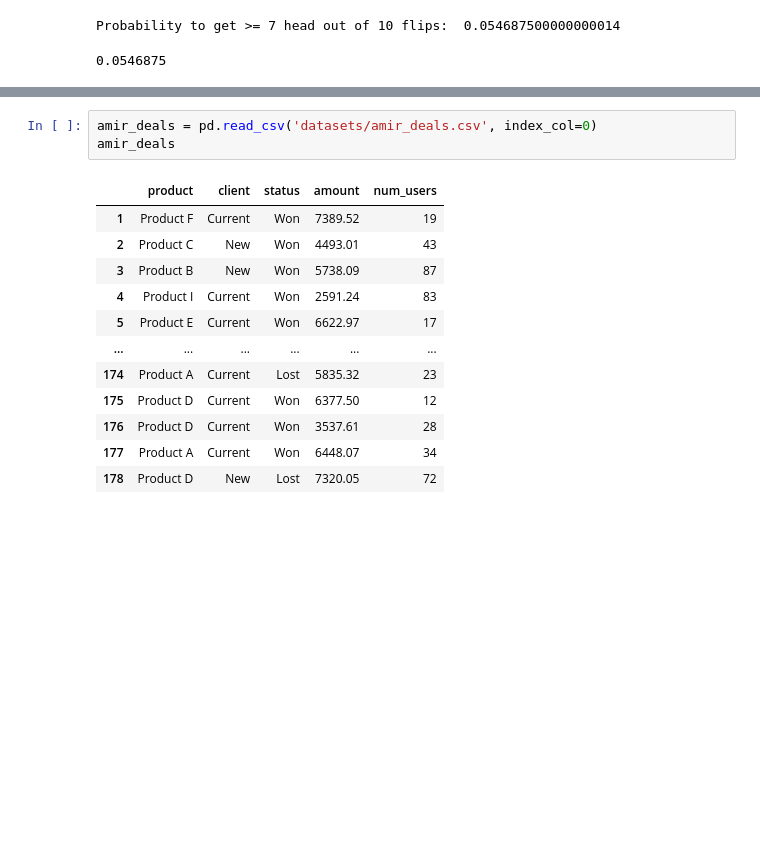
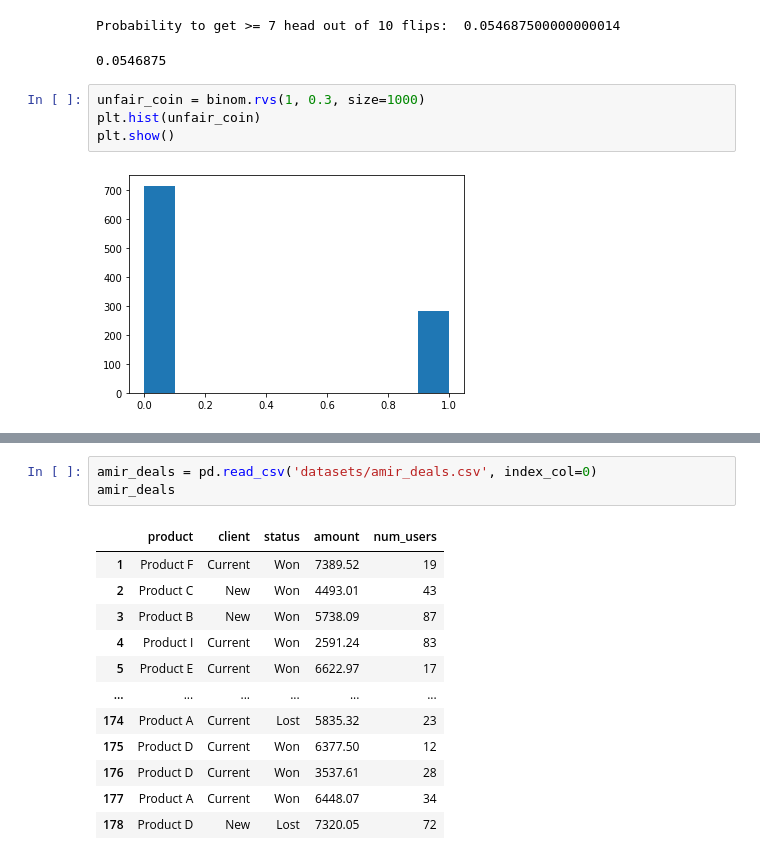
Before and after one commit to yuriikoval1997/datacamp-trainings, a Jupyter notebook: numpy101/statistics.ipynb, the cells around one changed output, grey strips where cells are left out. Cells and saved outputs as stored; diff of their text form; blank space fills up the shorter version.

```diff
--- a/numpy101/statistics.ipynb
+++ b/numpy101/statistics.ipynb
@@ -319,3 +320,9 @@ print('Probability to get >= 7 head out of 10 flips: ', binom.sf(num_head, num_t
 # %% [output]
 Probability to get >= 7 head out of 10 flips:  0.054687500000000014
 0.0546875
+# %%
+unfair_coin = binom.rvs(1, 0.3, size=1000)
+plt.hist(unfair_coin)
+plt.show()
+# %% [output]
+[figure, added]
```
Also changed, not shown: parts of 21 cells of this notebook, 9 other files.
